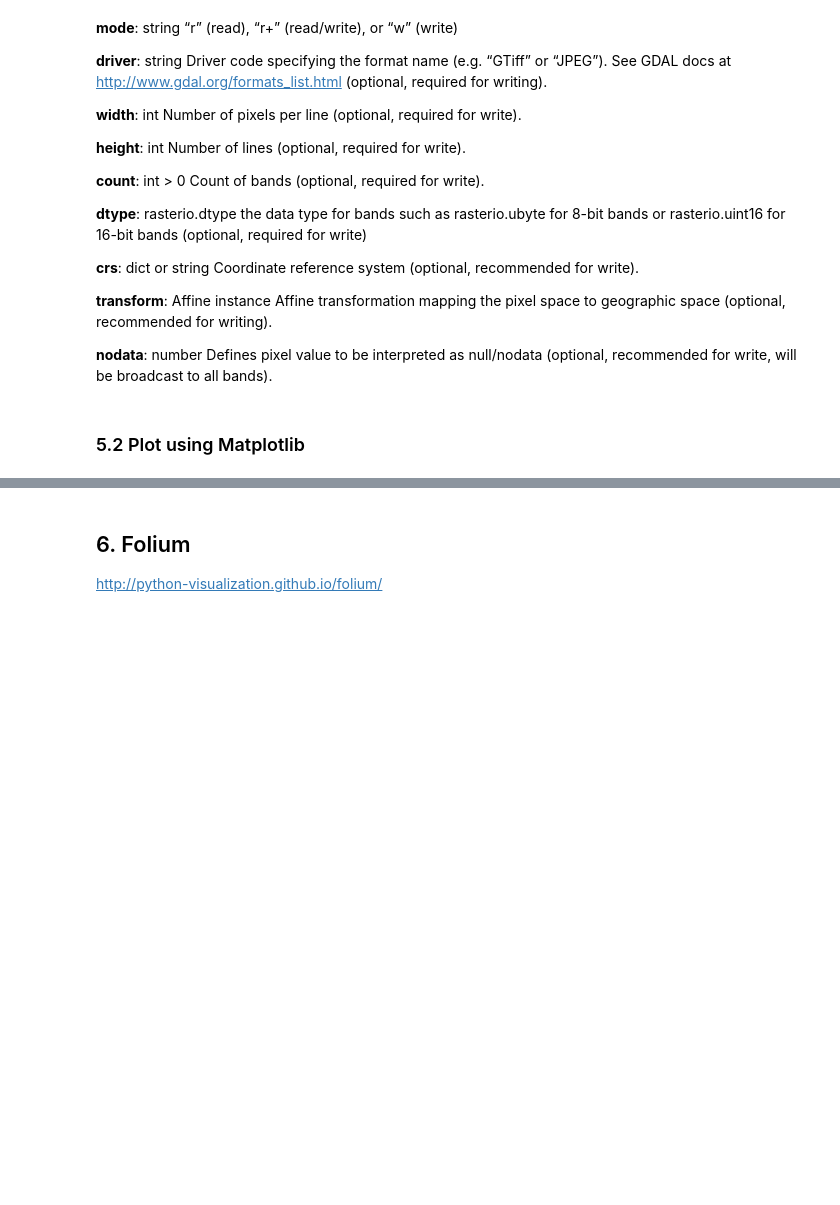
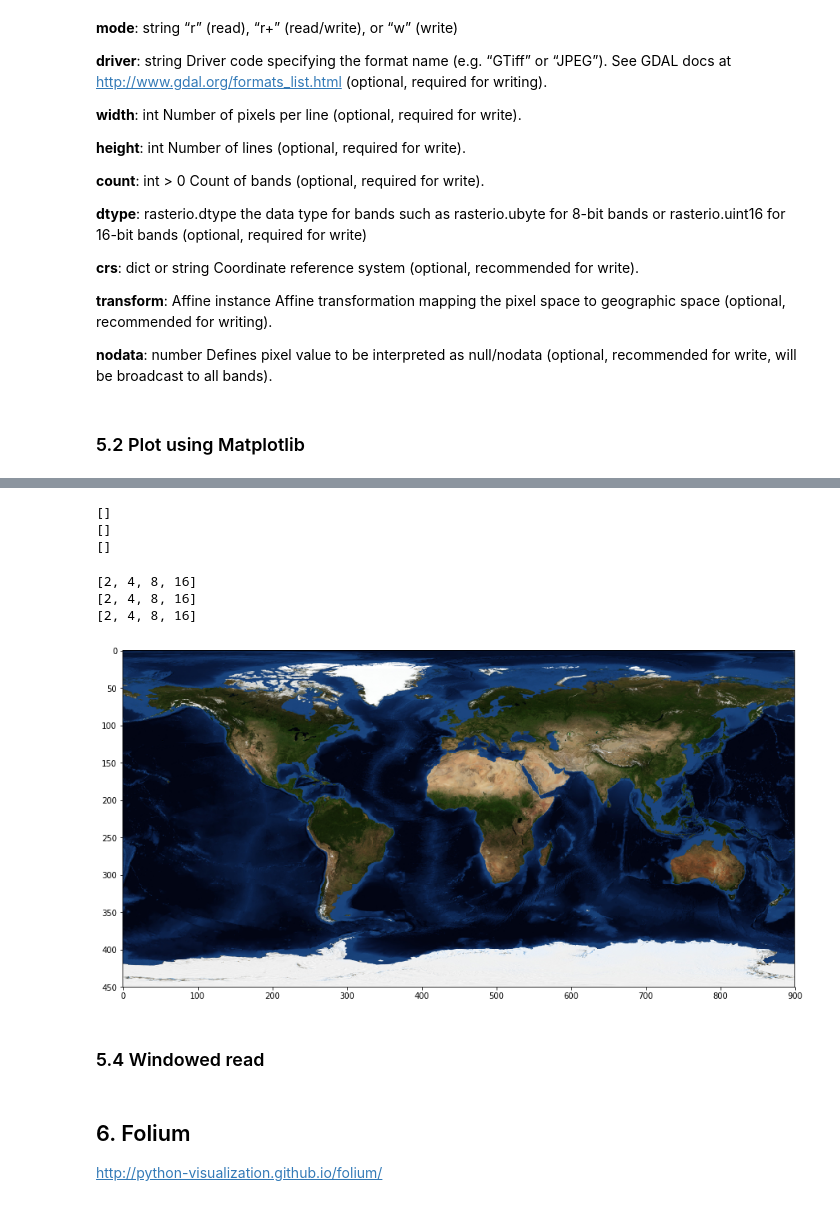
Before and after one commit to martinchristen/EuroSciPy2018, a Jupyter notebook: Notebook.ipynb, the cells around one changed output, grey strips where cells are left out. Saved outputs shown, nothing was run; the diff lists cells and outputs as text; code cells hidden in the pictures; blank space fills up the shorter version.

Commit message:
added more rasterio examples

```diff
--- a/Notebook.ipynb
+++ b/Notebook.ipynb
@@ -494,0 +507,11 @@ ax.plot(px,py, 'ro');
+# %%
+import rasterio
+
+src = rasterio.open("data/BlueMarbleResampling.tif", 'r')
+for i in src.indexes:
+    print(src.overviews(i))
+src.close()
+# %% [output]
+[]
+[]
+[]
@@ -494,0 +525,27 @@ ax.plot(px,py, 'ro');
+# %%
+src = rasterio.open("data/BlueMarbleResampling.tif", 'r')
+for i in src.indexes:
+    print(src.overviews(i))
+src.close()
+# %% [output]
+[2, 4, 8, 16]
+[2, 4, 8, 16]
+[2, 4, 8, 16]
+# %%
+src = rasterio.open("data/BlueMarbleResampling.tif", 'r')
+
+r = src.read(1, out_shape=(1, int(src.height / 4), int(src.width / 4)))
+g = src.read(2, out_shape=(1, int(src.height / 4), int(src.width / 4)))
+b = src.read(3, out_shape=(1, int(src.height / 4), int(src.width / 4)))
+
+rgb = np.dstack((r,g,b))  # stack r,g,b so we can display it...
+rgb
+
+src.close()
+# %%
+fig, ax = plt.subplots(figsize=(15,9))
+ax.imshow(rgb, interpolation='nearest');
+# %% [output]
+[figure, added]
+# %% [markdown]
+### 5.4 Windowed read
```
Also changed, not shown: parts of 6 cells of this notebook.
